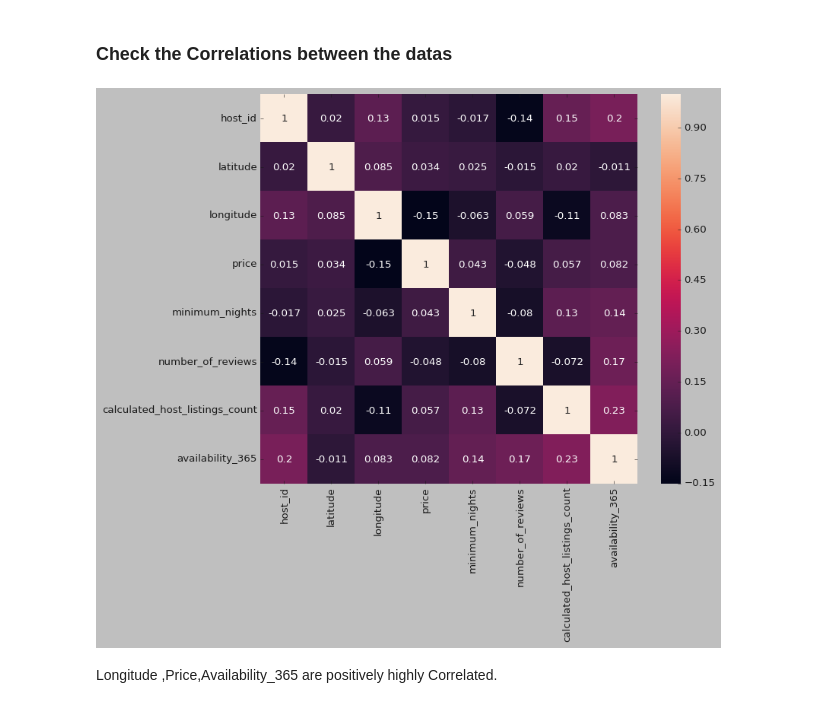
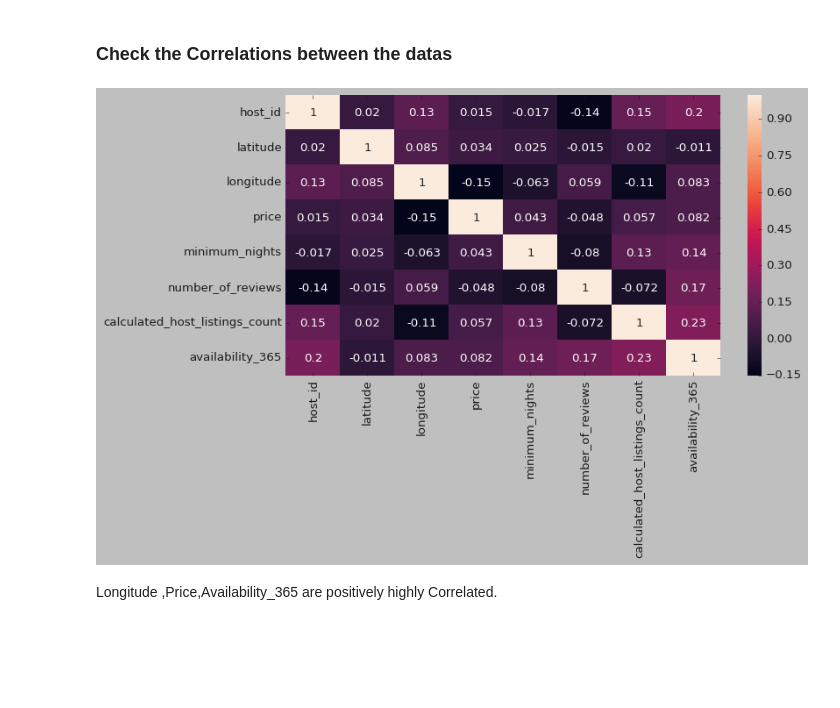
Before and after one commit to toupasana/Exploratory-Data-Analysis, a Jupyter notebook: Airbnb_Bookings_Analysis_Capstone_Project.ipynb, the cells around one changed output. Saved outputs shown, nothing was run; the diff lists cells and outputs as text; code cells hidden in the pictures; blank space fills up the shorter version.

```diff
--- a/Airbnb_Bookings_Analysis_Capstone_Project.ipynb
+++ b/Airbnb_Bookings_Analysis_Capstone_Project.ipynb
@@ -325,11 +331,11 @@ plt.show()
 # %%
 #Show the correlation
 corr = airbnb_df.corr()
-plt.figure(figsize=(10,8))
+plt.figure(figsize=(10,5))
 sns.heatmap(corr, annot=True)
 plt.show()
 # %% [output]
-[figure, old version]
+[figure, new version]
 # %% [markdown]
 Longitude ,Price,Availability_365 are positively highly Correlated.
 # %% [markdown]
```
Also changed, not shown: parts of 1 cell of this notebook.
